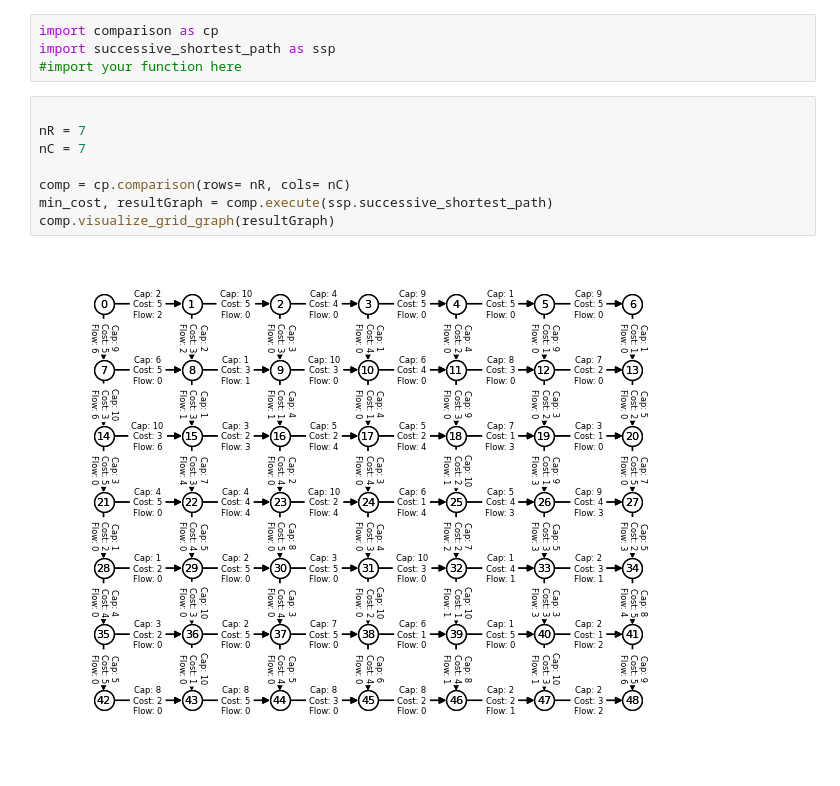
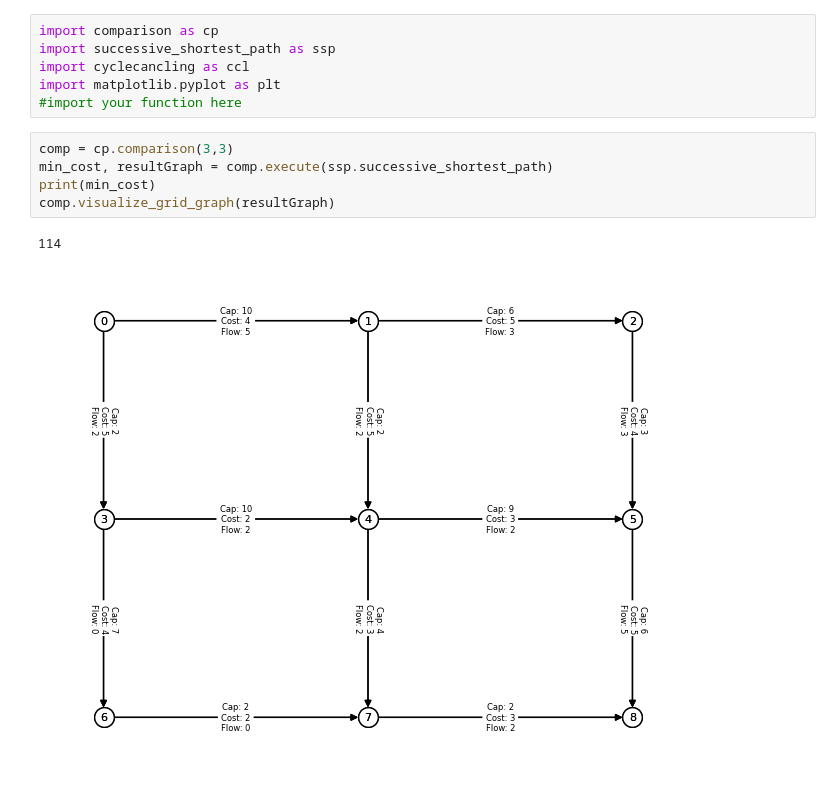
Before and after one commit to NguyenBk22/Mathematical-Modeling-Assignment-2023, a Jupyter notebook: main.ipynb, the cells around one changed output. Cells and saved outputs as stored; diff of their text form.

```diff
--- a/main.ipynb
+++ b/main.ipynb
@@ -1,14 +1,14 @@
 # %%
 import comparison as cp
 import successive_shortest_path as ssp
+import cyclecancling as ccl
+import matplotlib.pyplot as plt
 #import your function here
 # %%
-
-nR = 7
-nC = 7
-
-comp = cp.comparison(rows= nR, cols= nC)
+comp = cp.comparison(3,3)
 min_cost, resultGraph = comp.execute(ssp.successive_shortest_path)
+print(min_cost)
 comp.visualize_grid_graph(resultGraph)
 # %% [output]
+114
-[figure, old version]
+[figure, new version]
```
Also changed, not shown: parts of 2 cells of this notebook, 3 other files.
